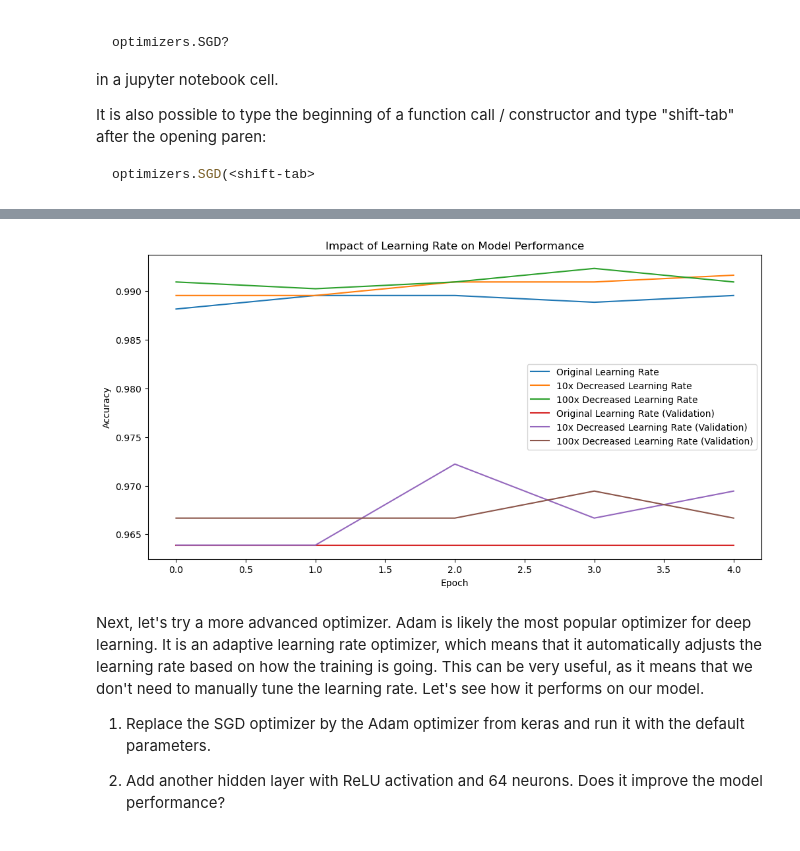
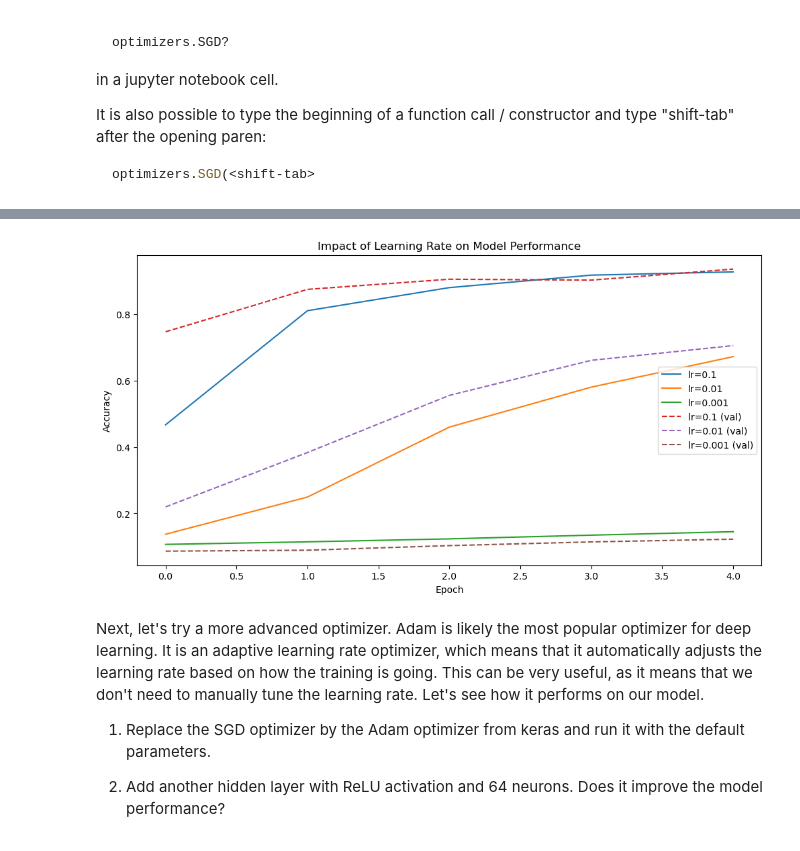
Before and after one commit to sehroz/deep_learning, a Jupyter notebook: 01_materials/labs/lab_1.ipynb, the cells around one changed output, grey strips where cells are left out. Saved outputs shown, nothing was run; the diff lists cells and outputs as text; code cells hidden in the pictures.

Commit message:
Prevent model override by creating separate instances for each learning rate test

```diff
--- a/01_materials/labs/lab_1.ipynb
+++ b/01_materials/labs/lab_1.ipynb
@@ -300,35 +300,58 @@ optimizers.SGD(<shift-tab>
 # %%
 # Your code here - copy the relevant parts from the previous section and add more cells as needed
 
+from keras.models import Sequential
+from keras.layers import Dense
 from keras.optimizers import SGD
+import numpy as np
 
-# Original learning rate
-model.compile(optimizer=SGD(learning_rate=0.1), loss='categorical_crossentropy', metrics=['accuracy'])
+# Normalize the data
+X_train_normalized = X_train / 16.0
+X_test_normalized = X_test / 16.0
 
-# Decrease learning rate by a factor of 10
-model.compile(optimizer=SGD(learning_rate=0.01), loss='categorical_crossentropy', metrics=['accuracy'])
+def create_model():
+    model = Sequential([
+        Dense(64, activation='relu', input_shape=(64,)),
+        Dense(64, activation='relu'),
+        Dense(10, activation='softmax')
+    ])
+    return model
 
-# Decrease learning rate by a factor of 100
-model.compile(optimizer=SGD(learning_rate=0.001), loss='categorical_crossentropy', metrics=['accuracy'])
+model_lr1 = create_model()
+model_lr2 = create_model()
+model_lr3 = create_model()
 
-# Train the model with the original learning rate
-history1 = model.fit(X_train, y_train, epochs=5, batch_size=32, validation_data=(X_test, y_test))
+# Compile models with different learning rates
+model_lr1.compile(optimizer=SGD(learning_rate=0.1),
+                 loss='categorical_crossentropy',
+                 metrics=['accuracy'])
 
-# Train the model with the 10x decreased learning rate
-history2 = model.fit(X_train, y_train, epochs=5, batch_size=32, validation_data=(X_test, y_test))
+model_lr2.compile(optimizer=SGD(learning_rate=0.01),
+                 loss='categorical_crossentropy',
+                 metrics=['accuracy'])
 
-# Train the model with the 100x decreased learning rate
-history3 = model.fit(X_train, y_train, epochs=5, batch_size=32, validation_data=(X_test, y_test))
+model_lr3.compile(optimizer=SGD(learning_rate=0.001),
+                 loss='categorical_crossentropy',
+                 metrics=['accuracy'])
 
-import matplotlib.pyplot as plt
+# Train the models
+history1 = model_lr1.fit(X_train_normalized, y_train, epochs=5, batch_size=32,
+                        validation_data=(X_test_normalized, y_test))
 
+history2 = model_lr2.fit(X_train_normalized, y_train, epochs=5, batch_size=32,
+                        validation_data=(X_test_normalized, y_test))
+
+history3 = model_lr3.fit(X_train_normalized, y_train, epochs=5, batch_size=32,
+                        validation_data=(X_test_normalized, y_test))
+
+# Plot the results
 plt.figure(figsize=(12, 6))
-plt.plot(history1.history['accuracy'], label='Original Learning Rate')
-plt.plot(history2.history['accuracy'], label='10x Decreased Learning Rate')
-plt.plot(history3.history['accuracy'], label='100x Decreased Learning Rate')
-plt.plot(history1.history['val_accuracy'], label='Original Learning Rate (Validation)')
-plt.plot(history2.history['val_accuracy'], label='10x Decreased Learning Rate (Validation)')
-plt.plot(history3.history['val_accuracy'], label='100x Decreased Learning Rate (Validation)')
+plt.plot(history1.history['accuracy'], label='lr=0.1')
+plt.plot(history2.history['accuracy'], label='lr=0.01')
+plt.plot(history3.history['accuracy'], label='lr=0.001')
+plt.plot(history1.history['val_accuracy'], label='lr=0.1 (val)', linestyle='--')
+plt.plot(history2.history['val_accuracy'], label='lr=0.01 (val)', linestyle='--')
+plt.plot(history3.history['val_accuracy'], label='lr=0.001 (val)', linestyle='--')
 plt.xlabel('Epoch')
 plt.ylabel('Accuracy')
 plt.title('Impact of Learning Rate on Model Performance')
@@ -355,4 +378,4 @@ Epoch 5/5
-[figure, old version]
+[figure, new version]
 # %% [markdown]
 Next, let's try a more advanced optimizer. Adam is likely the most popular optimizer for deep learning. It is an adaptive learning rate optimizer, which means that it automatically adjusts the learning rate based on how the training is going. This can be very useful, as it means that we don't need to manually tune the learning rate. Let's see how it performs on our model.
 
```
Also changed, not shown: parts of 16 cells of this notebook.
